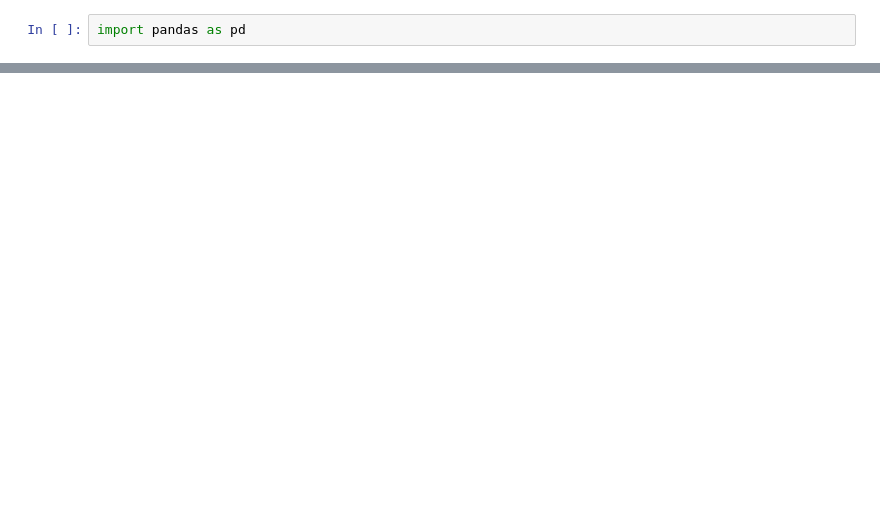
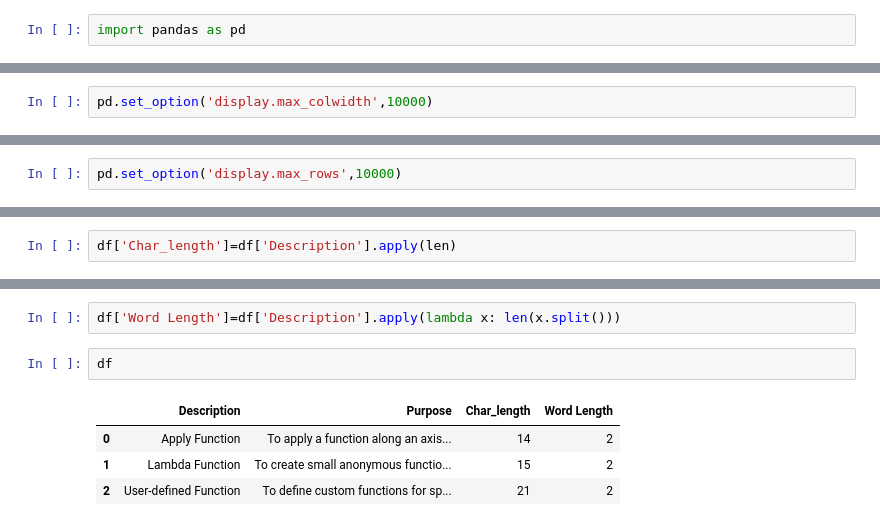
Before and after one commit to asef69/Data-Science-with-Gen-AI, a Jupyter notebook: Data Toolkit/pandas advance 4.ipynb, the cells around one changed output, grey strips where cells are left out. Saved outputs shown, nothing was run; the diff lists cells and outputs as text; blank space fills up the shorter version.

```diff
--- a/Data Toolkit/pandas advance 4.ipynb
+++ b/Data Toolkit/pandas advance 4.ipynb
@@ -16,0 +12,2 @@ pd.DataFrame({
+# %%
+pd.set_option('display.max_colwidth',10000)
@@ -16,0 +21,2 @@ pd.DataFrame({
+# %%
+pd.set_option('display.max_rows',10000)
@@ -16,0 +30,2 @@ pd.DataFrame({
+# %%
+df['Char_length']=df['Description'].apply(len)
@@ -16,0 +39,9 @@ pd.DataFrame({
+# %%
+df['Word Length']=df['Description'].apply(lambda x: len(x.split()))
+# %%
+df
+# %% [output]
+|  | Description | Purpose | Char_length | Word Length |
+| 0 | Apply Function | To apply a function along an axis... | 14 | 2 |
+| 1 | Lambda Function | To create small anonymous functio... | 15 | 2 |
+| 2 | User-defined Function | To define custom functions for sp... | 21 | 2 |
```
Also changed, not shown: parts of 44 cells of this notebook.
